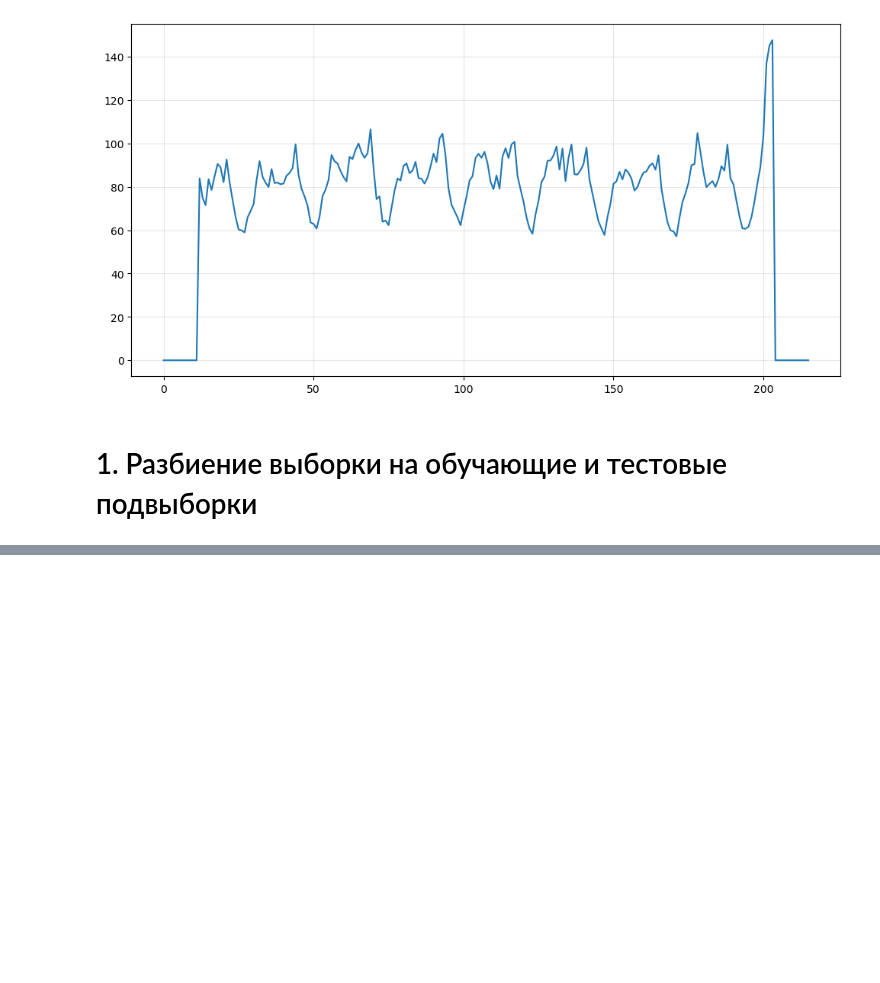
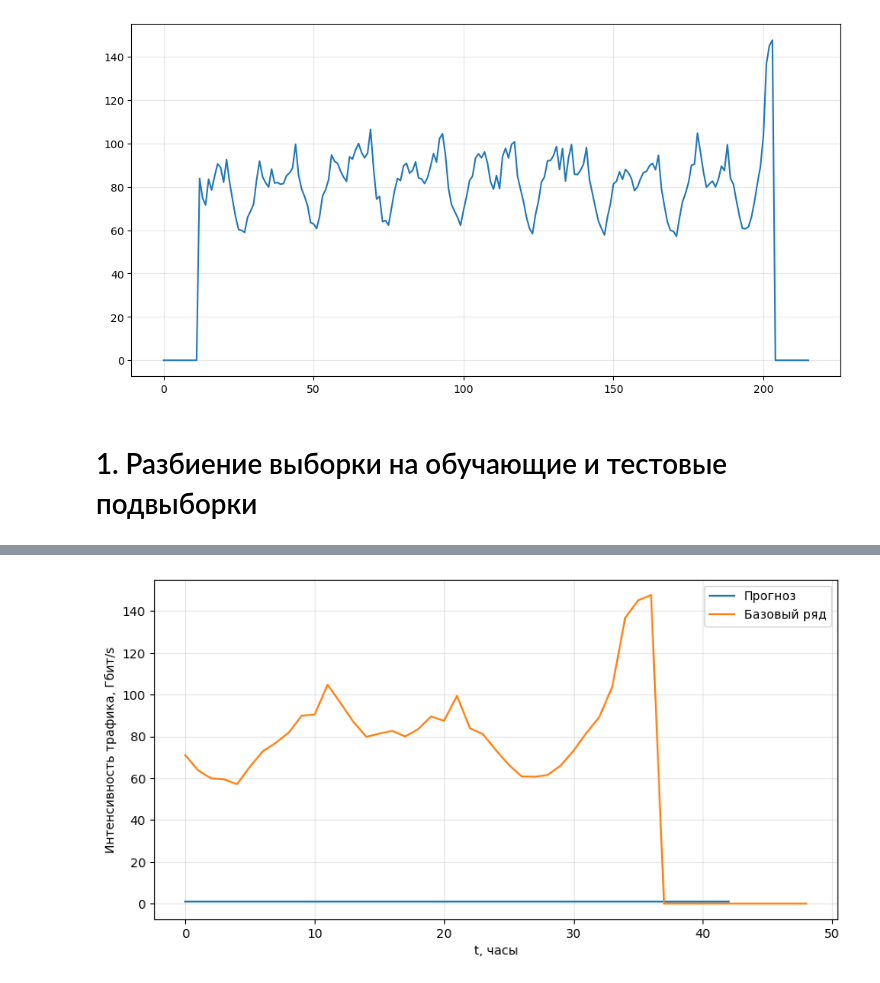
Before and after one commit to dnlygvtv/02_Python_for_Neural_Networks, a Jupyter notebook: HW/HW_5.ipynb, the cells around one changed output, grey strips where cells are left out. Drawn from its saved outputs; the diff is of its cells as text; code cells hidden in the pictures; blank space fills up the shorter version.

```diff
--- a/HW/HW_5.ipynb
+++ b/HW/HW_5.ipynb
@@ -69,0 +228,3 @@ plt.grid('on', alpha=.3);
+# %%
+pred = model.predict(dataset_train)
+pred_val = model.predict(dataset_val)
@@ -69,0 +234,14 @@ plt.grid('on', alpha=.3);
+# %%
+# валидация
+
+start = 0
+step = 50
+plt.figure(figsize=(10, 5))
+plt.grid('on', alpha=.3)
+plt.plot(pred_val[future + start: future + start + step], label='Прогноз')
+plt.plot(y_val[start: start + step], label='Базовый ряд')
+plt.xlabel('t, часы')
+plt.ylabel('Интенсивность трафика, Гбит/s')
+plt.legend();
+# %% [output]
+[figure, added]
```
Also changed, not shown: parts of 15 cells of this notebook.
